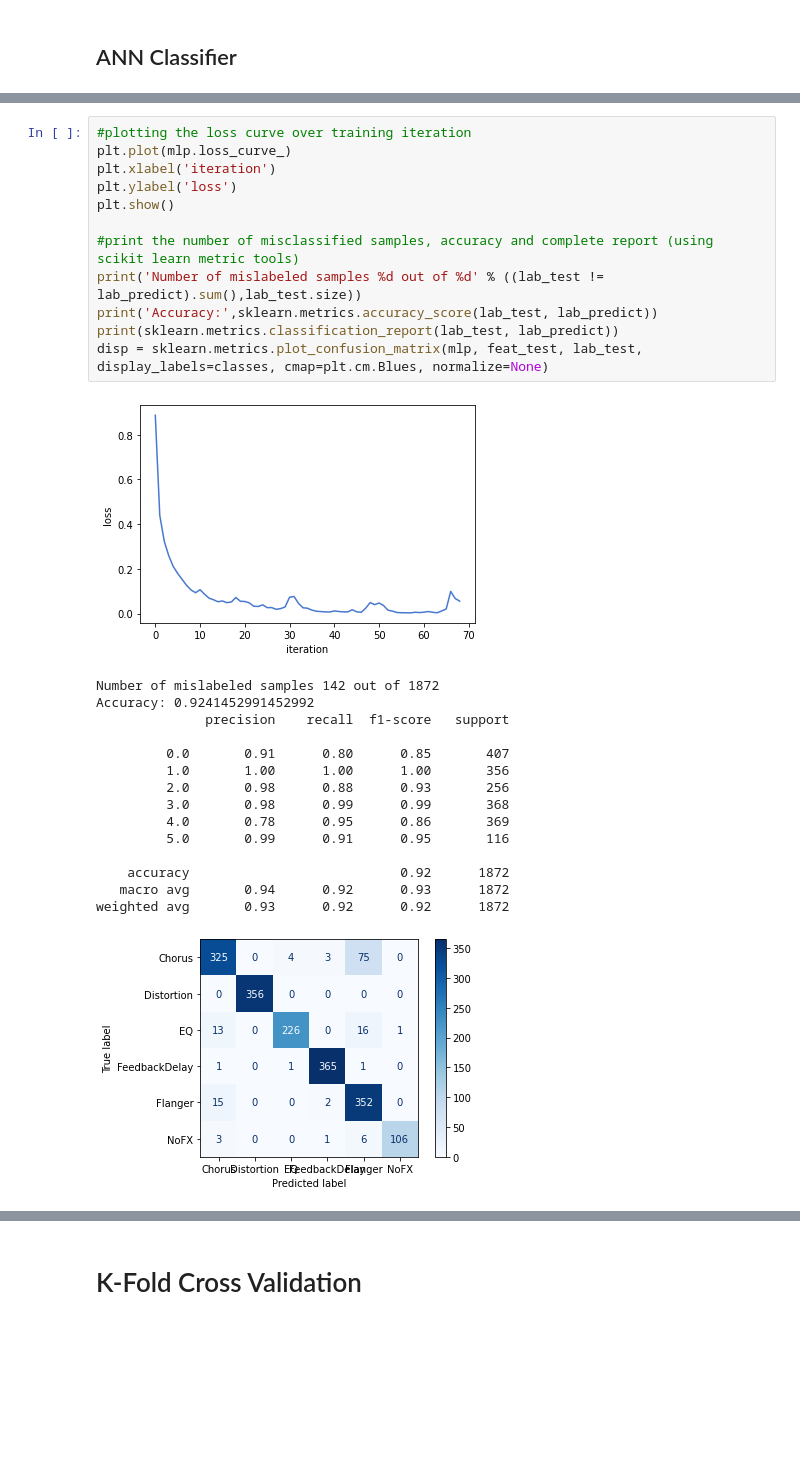
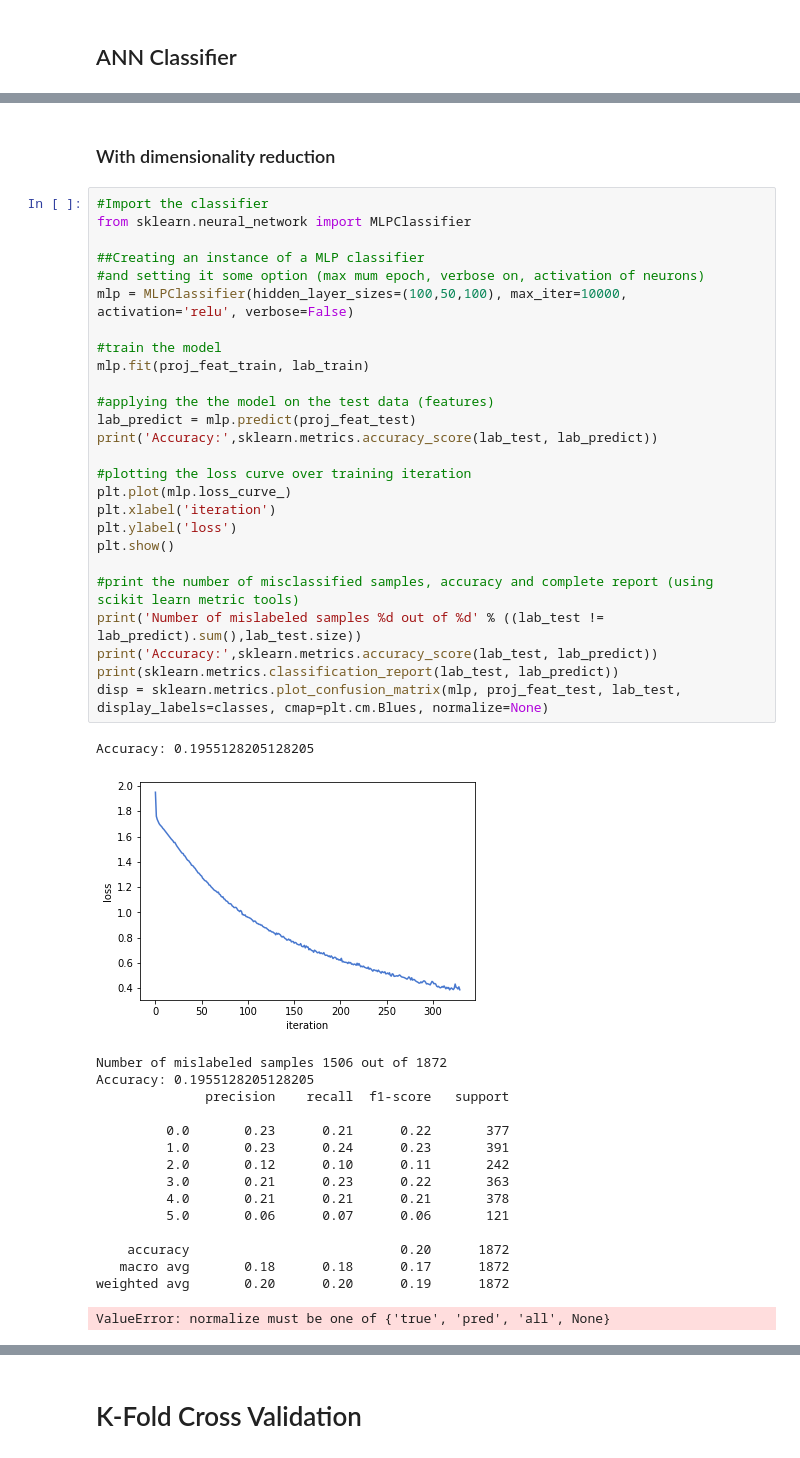
Before and after one commit to VoggLyster/AudioFXClassification, a Jupyter notebook: Project.ipynb, the cells around one changed output, grey strips where cells are left out. Drawn from its saved outputs; the diff is of its cells as text; blank space fills up the shorter version.

```diff
--- a/Project.ipynb
+++ b/Project.ipynb
@@ -236,32 +307,49 @@ Accuracy: 0.9241452991452992
-# %%
-#plotting the loss curve over training iteration
-plt.plot(mlp.loss_curve_)
-plt.xlabel('iteration')
-plt.ylabel('loss')
-plt.show()
-
-#print the number of misclassified samples, accuracy and complete report (using scikit learn metric tools)
-print('Number of mislabeled samples %d out of %d' % ((lab_test != lab_predict).sum(),lab_test.size))
-print('Accuracy:',sklearn.metrics.accuracy_score(lab_test, lab_predict))
-print(sklearn.metrics.classification_report(lab_test, lab_predict))
-disp = sklearn.metrics.plot_confusion_matrix(mlp, feat_test, lab_test, display_labels=classes, cmap=plt.cm.Blues, normalize=None)
-# %% [output]
-[figure, removed]
-Number of mislabeled samples 142 out of 1872
-Accuracy: 0.9241452991452992
-              precision    recall  f1-score   support
-
-         0.0       0.91      0.80      0.85       407
-         1.0       1.00      1.00      1.00       356
-         2.0       0.98      0.88      0.93       256
-         3.0       0.98      0.99      0.99       368
-         4.0       0.78      0.95      0.86       369
-         5.0       0.99      0.91      0.95       116
-
-    accuracy                           0.92      1872
-   macro avg       0.94      0.92      0.93      1872
-weighted avg       0.93      0.92      0.92      1872
-[figure, removed]
+# %% [markdown]
+### With dimensionality reduction
+# %%
+#Import the classifier
+from sklearn.neural_network import MLPClassifier
+
+##Creating an instance of a MLP classifier
+#and setting it some option (max mum epoch, verbose on, activation of neurons)
+mlp = MLPClassifier(hidden_layer_sizes=(100,50,100), max_iter=10000, activation='relu', verbose=False)
+
+#train the model
+mlp.fit(proj_feat_train, lab_train)
+
+#applying the the model on the test data (features)
+lab_predict = mlp.predict(proj_feat_test)
+print('Accuracy:',sklearn.metrics.accuracy_score(lab_test, lab_predict))
+
+#plotting the loss curve over training iteration
+plt.plot(mlp.loss_curve_)
+plt.xlabel('iteration')
+plt.ylabel('loss')
+plt.show()
+
+#print the number of misclassified samples, accuracy and complete report (using scikit learn metric tools)
+print('Number of mislabeled samples %d out of %d' % ((lab_test != lab_predict).sum(),lab_test.size))
+print('Accuracy:',sklearn.metrics.accuracy_score(lab_test, lab_predict))
+print(sklearn.metrics.classification_report(lab_test, lab_predict))
+disp = sklearn.metrics.plot_confusion_matrix(mlp, proj_feat_test, lab_test, display_labels=classes, cmap=plt.cm.Blues, normalize=None)
+# %% [output]
+Accuracy: 0.1955128205128205
+[figure, added]
+Number of mislabeled samples 1506 out of 1872
+Accuracy: 0.1955128205128205
+              precision    recall  f1-score   support
+
+         0.0       0.23      0.21      0.22       377
+         1.0       0.23      0.24      0.23       391
+         2.0       0.12      0.10      0.11       242
+         3.0       0.21      0.23      0.22       363
+         4.0       0.21      0.21      0.21       378
+         5.0       0.06      0.07      0.06       121
+
+    accuracy                           0.20      1872
+   macro avg       0.18      0.18      0.17      1872
+weighted avg       0.20      0.20      0.19      1872
+ValueError: normalize must be one of {'true', 'pred', 'all', None}
 # %%
 #displaying names of misclassified files
 results = lab_test == lab_predict
```
Also changed, not shown: parts of 17 cells of this notebook.
